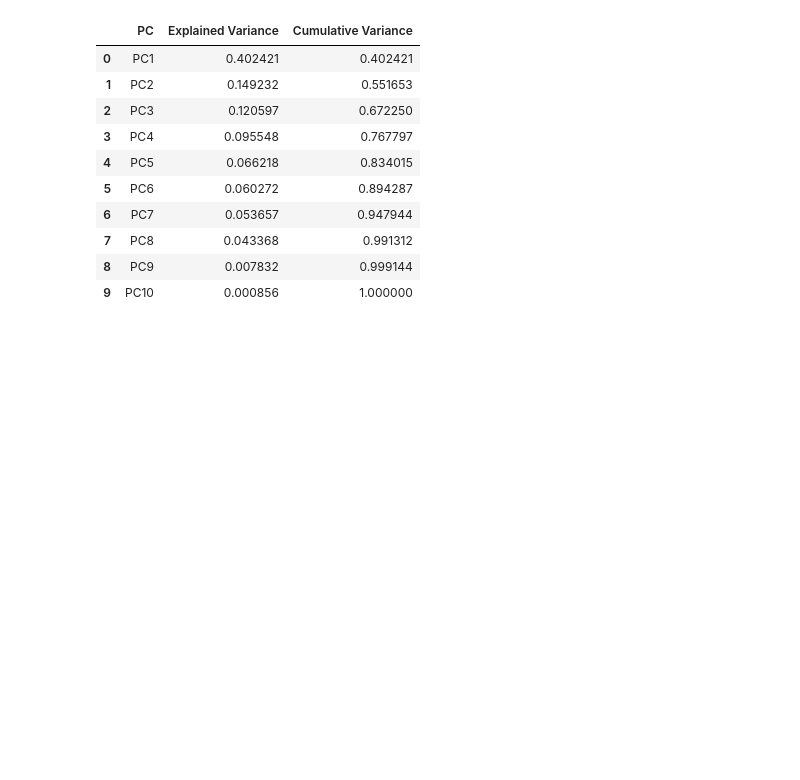
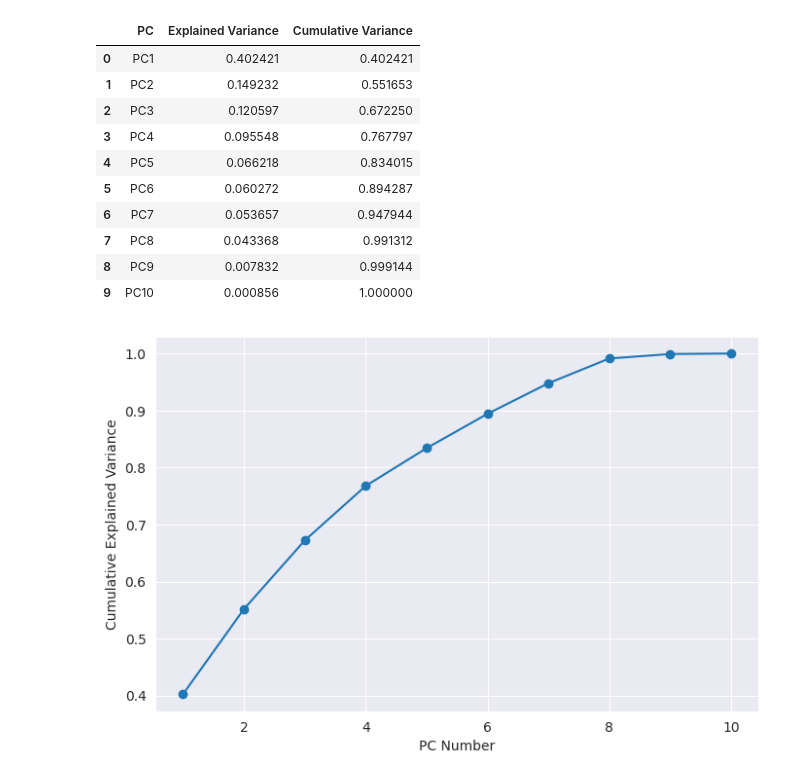
Before and after one commit to Mohammadrzn/maktab-HW, a Jupyter notebook: HW_06_Rezanejad/HW_06_Rezanejad_Q3.ipynb, the cells around one changed output. Drawn from its saved outputs; the diff is of its cells as text; code cells hidden in the pictures; blank space fills up the shorter version.

Commit message:
Plot Explained Variance and Scatter Plot in PC1–PC2 Space

```diff
--- a/HW_06_Rezanejad/HW_06_Rezanejad_Q3.ipynb
+++ b/HW_06_Rezanejad/HW_06_Rezanejad_Q3.ipynb
@@ -84,3 +84,12 @@ pca_df
 | 7 | PC8 | 0.043368 | 0.991312 |
 | 8 | PC9 | 0.007832 | 0.999144 |
 | 9 | PC10 | 0.000856 | 1.000000 |
+# %%
+plt.figure(figsize=(8,5))
+plt.plot(range(1, len(explained)+1), cum_explained, marker="o")
+plt.xlabel("PC Number")
+plt.ylabel("Cumulative Explained Variance")
+plt.grid(True)
+plt.show()
+# %% [output]
+[figure, added]
```
Also changed, not shown: parts of 2 cells of this notebook.
